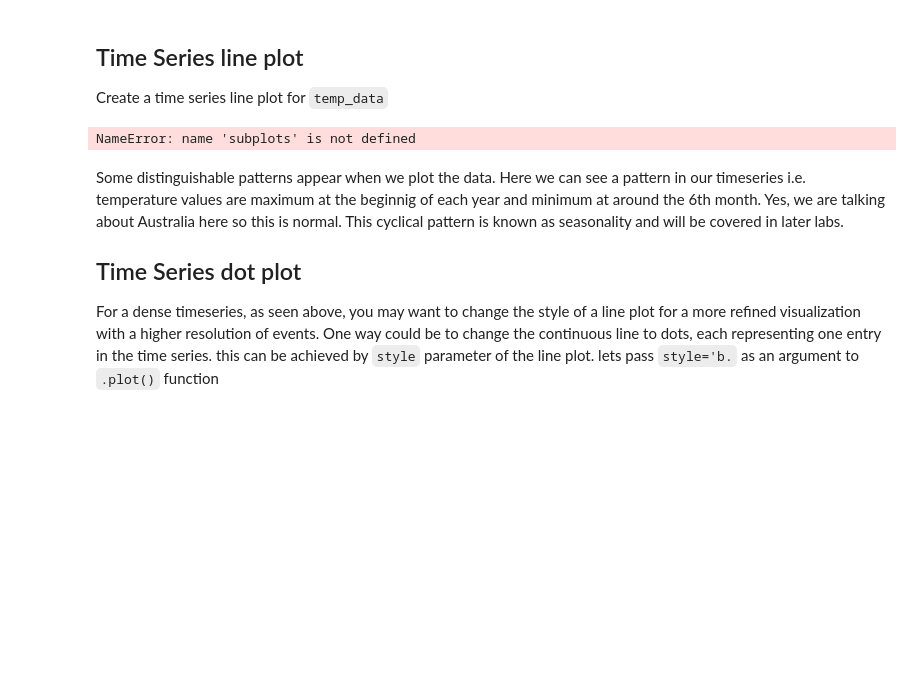
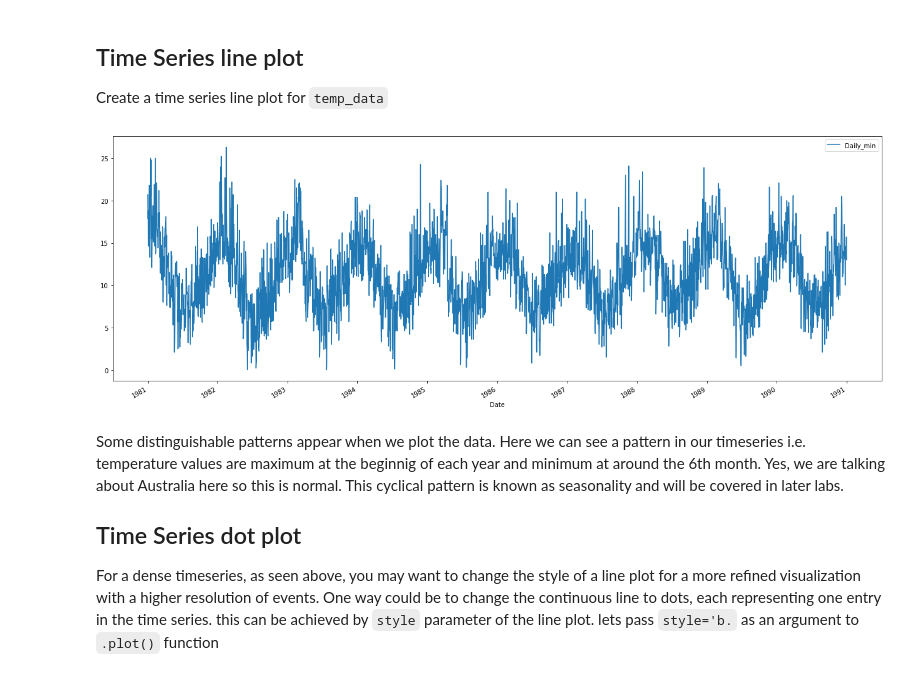
Before and after one commit to nkacoroski/dsc-3-25-04-visualizing-time-series-data-lab-seattle-ds-career-040119, a Jupyter notebook: index.ipynb, the cells around one changed output. Saved outputs shown, nothing was run; the diff lists cells and outputs as text; code cells hidden in the pictures; blank space fills up the shorter version.

```diff
--- a/index.ipynb
+++ b/index.ipynb
@@ -59,9 +59,9 @@ memory usage: 57.0 KB
 Create a time series line plot for `temp_data`
 # %%
 # Draw a line plot using temp_data
-temp_data.plot(figsize=());
+temp_data.plot(figsize=(22, 8));
 # %% [output]
-NameError: name 'subplots' is not defined
+[figure, added]
 # %% [markdown]
 Some distinguishable patterns appear when we plot the data. Here we can see a pattern in our timeseries i.e. temperature values are maximum at the beginnig of each year and minimum at around the 6th month. Yes, we are talking about Australia here so this is normal. This cyclical pattern is known as seasonality and will be covered in later labs.
 
```
